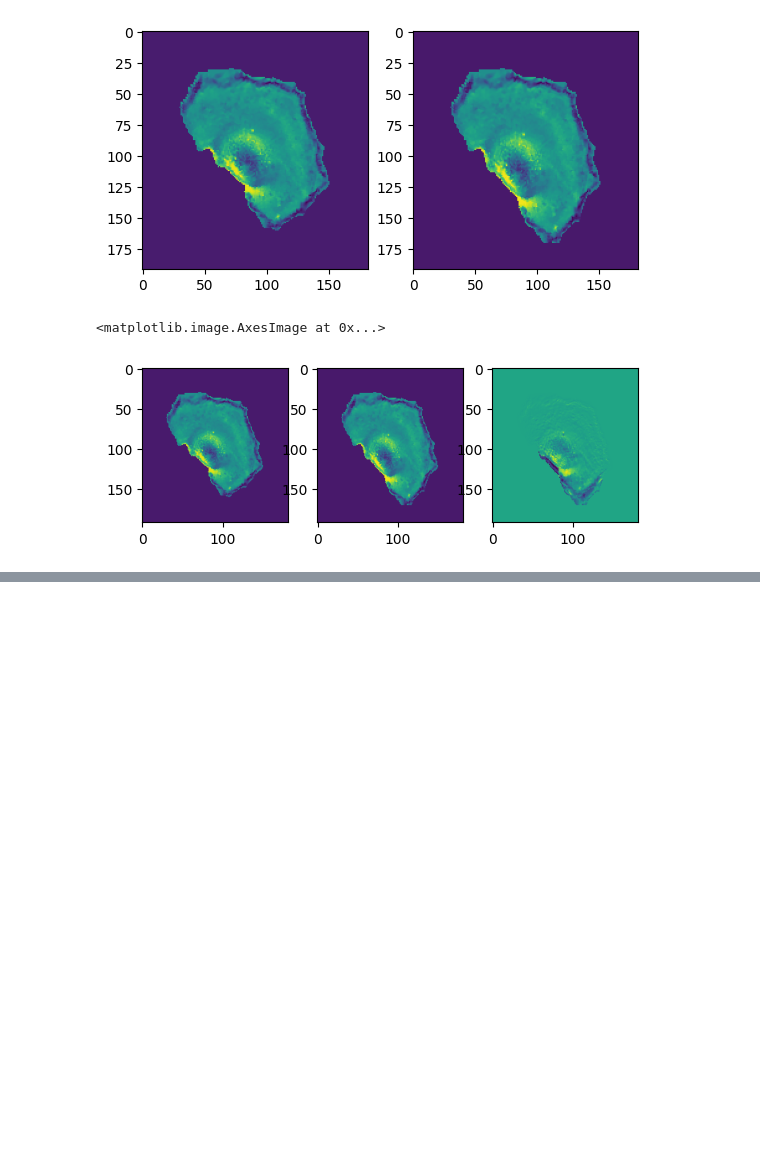
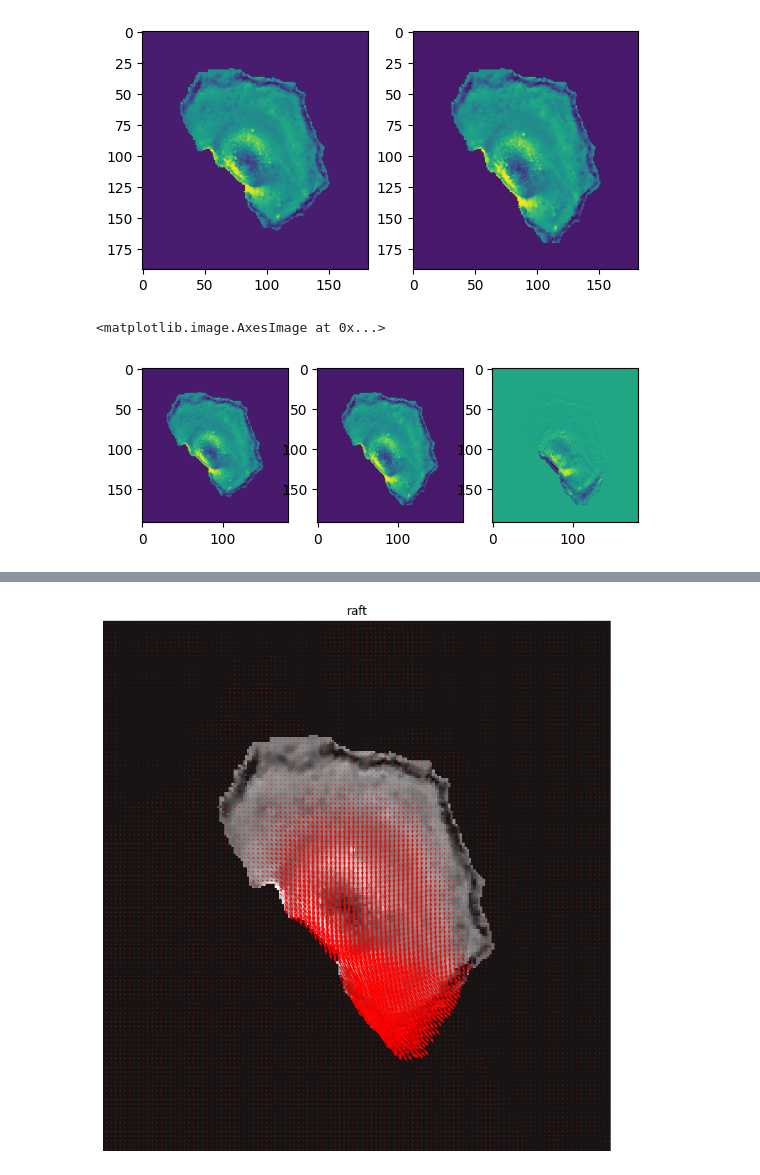
Before and after one commit to bia-pasteur/ofmeca_elas, a Jupyter notebook: mechanics/examples/tests.ipynb, the cells around one changed output, grey strips where cells are left out. Drawn from its saved outputs; the diff is of its cells as text; code cells hidden in the pictures; blank space fills up the shorter version.

```diff
--- a/mechanics/examples/tests.ipynb
+++ b/mechanics/examples/tests.ipynb
@@ -404,0 +129,13 @@ np.float64(5.177778471507195)
+# %%
+def pad_to_multiple_8(arr):
+    h, w = arr.shape
+
+    pad_h = (8 - h % 8) % 8  # 0 si déjà divisible
+    pad_w = (8 - w % 8) % 8
+
+    arr_padded = np.pad(arr, ((0, pad_h), (0, pad_w)), mode="edge")
+
+    return arr_padded, h, w
+
+def unpad_flow(flow_np, orig_h, orig_w):
+    return flow_np[:, :orig_h, :orig_w]
@@ -405 +223,6 @@ np.float64(5.177778471507195)
+# %%
+predicted_flow_np = predicted_flow.cpu().numpy()
+flow_np = unpad_flow(predicted_flow_np, h, w)
+
+flow_np = np.transpose(flow_np, (1, 0, 2, 3))
 # %%
@@ -457,0 +232,41 @@ visualize_flow_quiver(image[0], u, v, step=2, scale=1)
+# %%
+def plot_flow_quiver(frame, flow_np, step=16):
+    """
+    Affiche le flux optique sous forme de quivers sur l'image frame.
+
+    Args:
+        frame    : numpy array (H, W) - image de référence
+        flow_np  : numpy array (2, H, W) - flux optique (u, v)
+        step     : int - espacement entre les flèches (plus grand = moins de flèches)
+    """
+    h, w = frame.shape
+
+    flow_u = flow_np[0]
+    flow_v = flow_np[1]
+
+    y, x = np.mgrid[step//2:h:step, step//2:w:step]
+
+    u = flow_u[y, x]
+    v = flow_v[y, x]
+
+    fig, ax = plt.subplots(figsize=(10, 8))
+
+    ax.imshow(frame, cmap="gray")
+    ax.quiver(
+        x, y, u, v,
+        color="red",
+        angles="xy",
+        scale_units="xy",
+        scale=1,
+        width=0.002,
+    )
+
+    ax.set_title("raft")
+    ax.axis("off")
+    plt.tight_layout()
+    plt.show()
+
+
+plot_flow_quiver(frame_a, flow_np, step=2)
+# %% [output]
+[figure, added]
```
Also changed, not shown: parts of 25 cells of this notebook, 17 other files.
